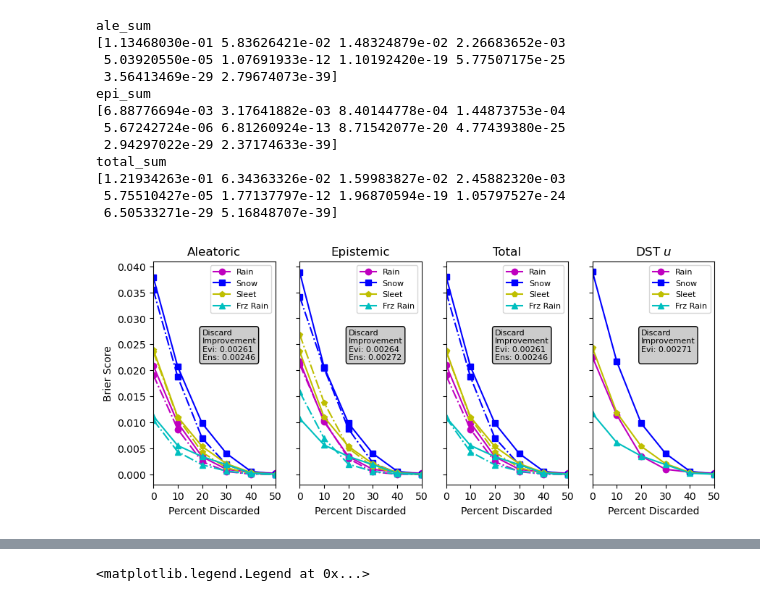
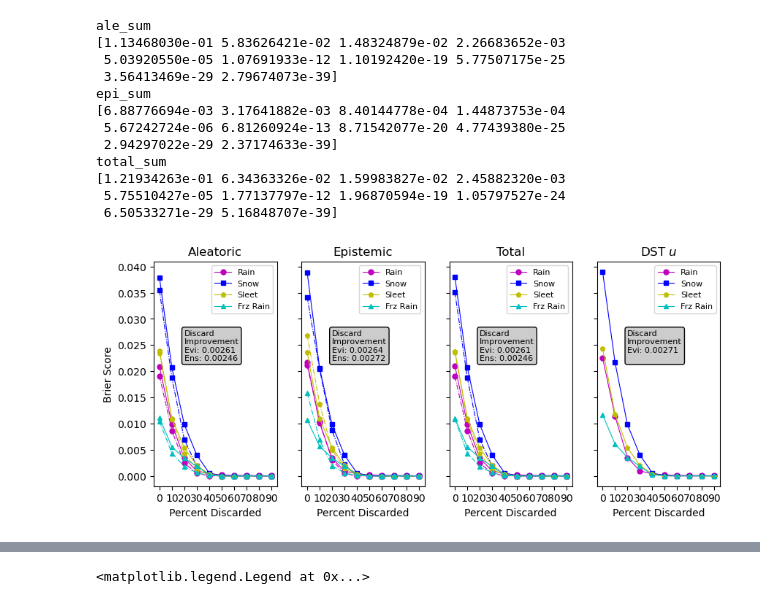
Before and after one commit to ai2es/miles-guess, a Jupyter notebook: notebooks/paper_figures_categorical.ipynb, the cells around one changed output, grey strips where cells are left out. Saved outputs shown, nothing was run; the diff lists cells and outputs as text; code cells hidden in the pictures.

Commit message:
Updated figure notebook

```diff
--- a/notebooks/paper_figures_categorical.ipynb
+++ b/notebooks/paper_figures_categorical.ipynb
@@ -317,0 +76,12 @@ fig1 = plot_uncertainties(
+# %%
+true_labels = df["true_label"].values
+pred_labels = df["pred_label"]
+pred_probs = df[[f"pred_conf{k+1}" for k in range(4)]].values
+confidences = df["pred_conf"]
+
+evidential = df["evidential"]
+
+
+true_labels_det = df_det["true_label"].values
+pred_labels_det = df_det["pred_label"]
+pred_probs_det = df_det[[f"pred_conf{k+1}" for k in range(4)]].values
@@ -1251,9 +1010,3 @@ for class_label in range(4):
 1 0.82255776065051
 2 0.024997904983889874
 3 -0.1204207950605991
-# %%
-true_lab = np.where(df["true_label"] == 3, 1, 0)
-bs = np.mean((df["pred_conf4"] - true_lab) ** 2)
-bs_c = np.mean((true_lab - true_lab.mean()) ** 2)
-bss = 1 - bs / bs_c
-print(bs, bs_c, bss)
@@ -1339,31 +1088,31 @@ total_sum
 # %%
 colors=["m", "b", "y", "c"]
 markers = ["o", "s", "p", "^"]
 labels = ["Rain", "Snow", "Sleet", "Frz Rain"]
 uq_metrics = ["ale_sum", "epi_sum", "total_sum", "evidential"]
 uq_titles = ["Aleatoric", "Epistemic", "Total", "DST $u$"]
 
 fig, axes = plt.subplots(1, 4, figsize=(10, 4), sharey=True)
 for a, ax in enumerate(axes):
     for i in range(4):
-        ax.plot(np.arange(0, 100, 10), bs_drop_dict[uq_metrics[a]][:, i], marker=markers[i], color=colors[i], label=labels[i])
+        ax.plot(np.arange(0, 100, 10), bs_drop_dict[uq_metrics[a]][:, i], lw=0.8, ms=5, marker=markers[i], color=colors[i], label=labels[i])
         if a < 3:
-            ax.plot(np.arange(0, 100, 10), bs_drop_dict_e[uq_metrics[a]][:, i], marker=markers[i], color=colors[i], linestyle="-.")
+            ax.plot(np.arange(0, 100, 10), bs_drop_dict_e[uq_metrics[a]][:, i], lw=0.8, ms=5, marker=markers[i], color=colors[i], linestyle="-.")
     di_ev = np.mean(bs_drop_dict[uq_metrics[a]][:-1] - bs_drop_dict[uq_metrics[a]][1:])
     di_text = f"Discard\nImprovement\nEvi: {di_ev:0.5f}\n"
     if a < 3:
         di_ens = np.mean(bs_drop_dict_e[uq_metrics[a]][:-1] - bs_drop_dict_e[uq_metrics[a]][1:])
         di_text += f"Ens: {di_ens:0.5f}"
     #ax.set_yscale("log")
     ax.text(20, 0.022, di_text, fontsize=8, bbox=dict(boxstyle="round", fc="0.8", ec="k"))
-    ax.set_xticks(np.arange(0, 60, 10))
-    ax.set_xlim(0, 50)
+    ax.set_xticks(np.arange(0, 100, 10))
+    #ax.set_xlim(0, 50)
     ax.set_xlabel("Percent Discarded")
     if a == 0:
         ax.set_ylabel("Brier Score")
     ax.set_title(uq_titles[a])
     ax.legend(fontsize=8)
 plt.savefig("evidential_discard.png", dpi=300, bbox_inches="tight")
 plt.savefig("evidential_discard.pdf", dpi=300, bbox_inches="tight")
 # %% [output]
-[figure, old version]
+[figure, new version]
```
Also changed, not shown: parts of 31 cells of this notebook.
